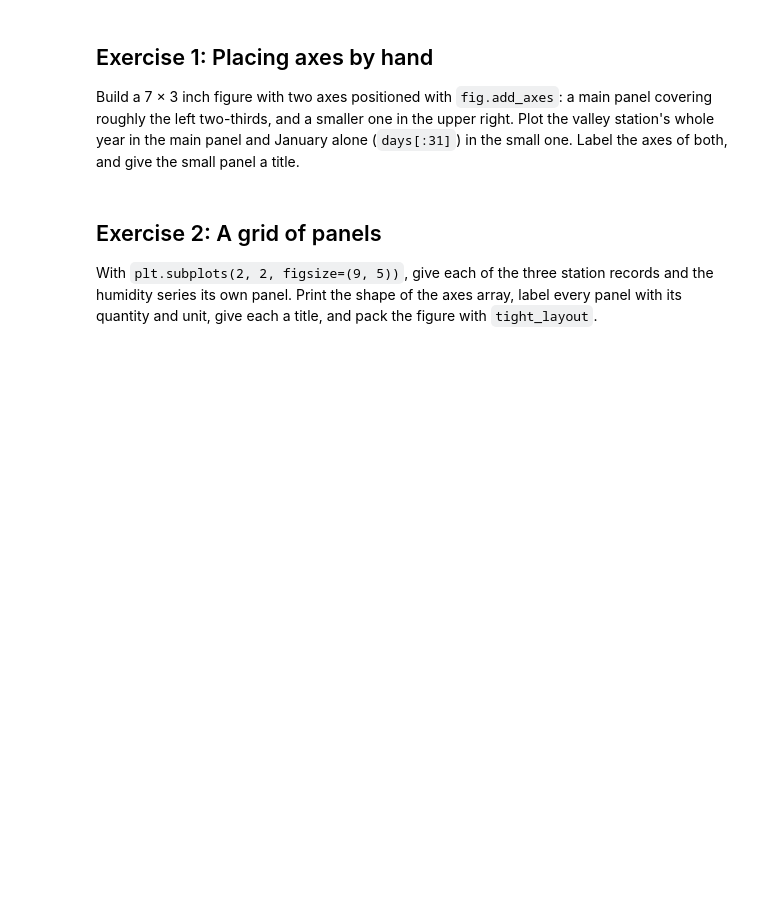
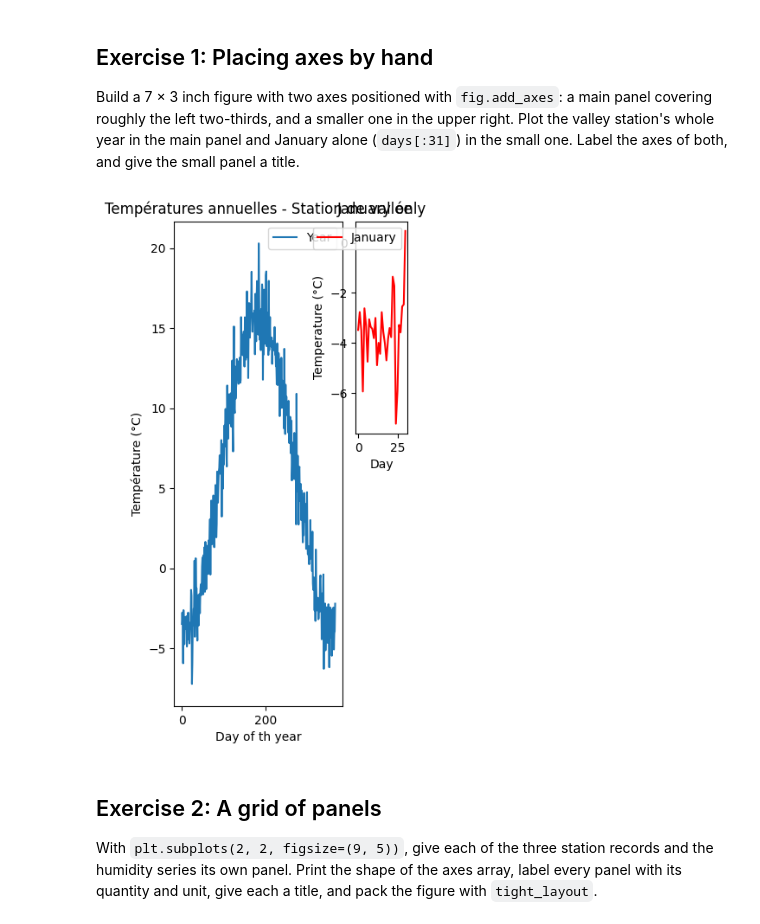
Before and after one commit to oliviaberset/2026_Intro_Python, a Jupyter notebook: live/part-I/1.4-matplotlib-and-xarray-exercises.ipynb, the cells around one changed output. Drawn from its saved outputs; the diff is of its cells as text; code cells hidden in the pictures; blank space fills up the shorter version.

```diff
--- a/live/part-I/1.4-matplotlib-and-xarray-exercises.ipynb
+++ b/live/part-I/1.4-matplotlib-and-xarray-exercises.ipynb
@@ -52,3 +54,23 @@ both, and give the small panel a title.
+# %%
+fig = plt.figure(figsize=(3, 7))
+
+ax_main = fig.add_axes([0.05, 0.1, 0.65, 0.8])
+ax_main.plot(days, valley_celsius, label='Year')
+ax_main.set_xlabel('Day of th year')
+ax_main.set_ylabel('Température (°C)')
+ax_main.set_title('Températures annuelles - Station de vallée')
+ax_main.legend()
+
+ax_small = fig.add_axes([0.75, 0.55, 0.2, 0.35])
+ax_small.plot(days[:31], valley_celsius[:31], color='red', label='January')
+ax_small.set_xlabel('Day')
+ax_small.set_ylabel('Temperature (°C)')
+ax_small.set_title('January only')
+ax_small.legend()
+
+plt.show()
+# %% [output]
+[figure, added]
 # %% [markdown]
 ## Exercise 2: A grid of panels
 
```
Also changed, not shown: parts of 3 cells of this notebook.
